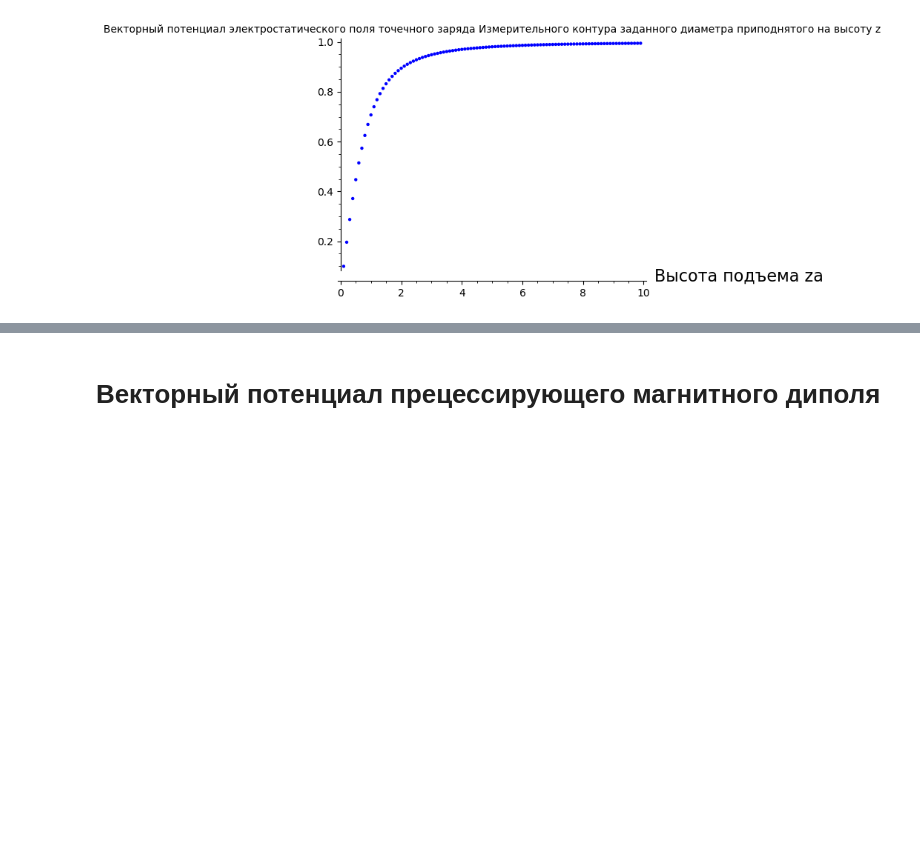
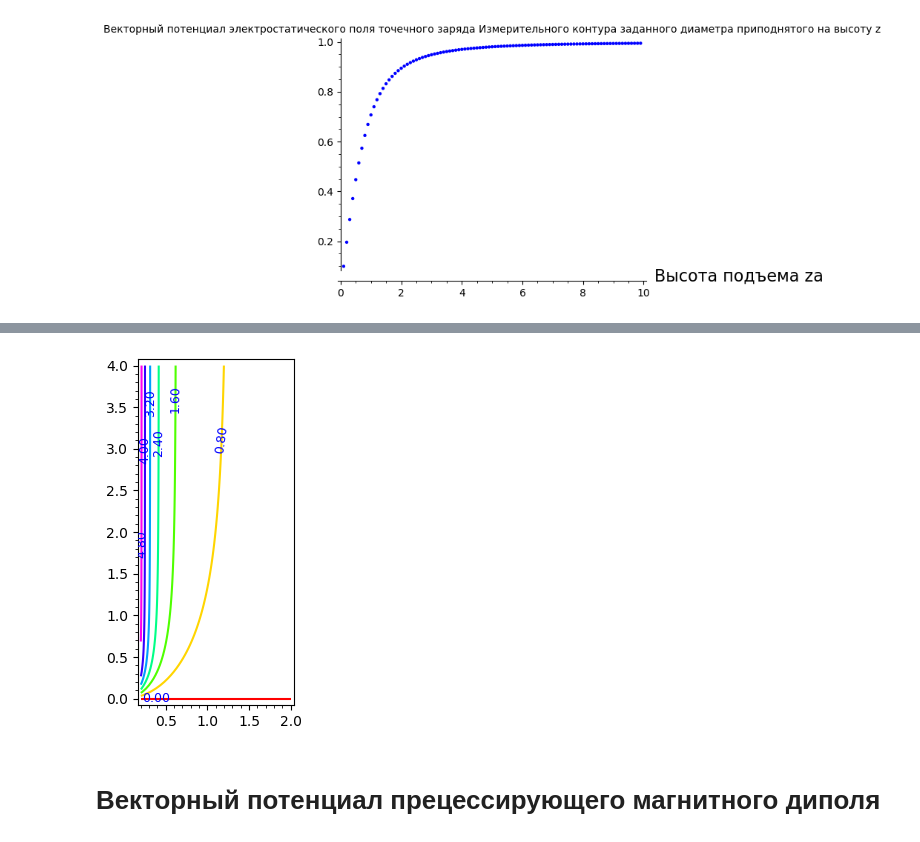
Before and after one commit to daju1/articles, a Jupyter notebook: electrostatic_vector_potential/Vector_potential_of_a_precessing_magnetic_dipole.ipynb, the cells around one changed output, grey strips where cells are left out. Saved outputs shown, nothing was run; the diff lists cells and outputs as text; code cells hidden in the pictures; blank space fills up the shorter version.

```diff
--- a/electrostatic_vector_potential/Vector_potential_of_a_precessing_magnetic_dipole.ipynb
+++ b/electrostatic_vector_potential/Vector_potential_of_a_precessing_magnetic_dipole.ipynb
@@ -244,3 +251,7 @@ p.show(title="Векторный потенциал электростатиче
+# %%
+contour_plot(A_q(ra=r_a, za=z_a), (r_a,0.2,2), (z_a,0,4), fill=False, cmap='hsv', labels=True)
+# %% [output]
+[figure, added]
 # %% [markdown]
 # Векторный потенциал прецессирующего магнитного диполя
 # %%
```
Also changed, not shown: parts of 82 cells of this notebook.
